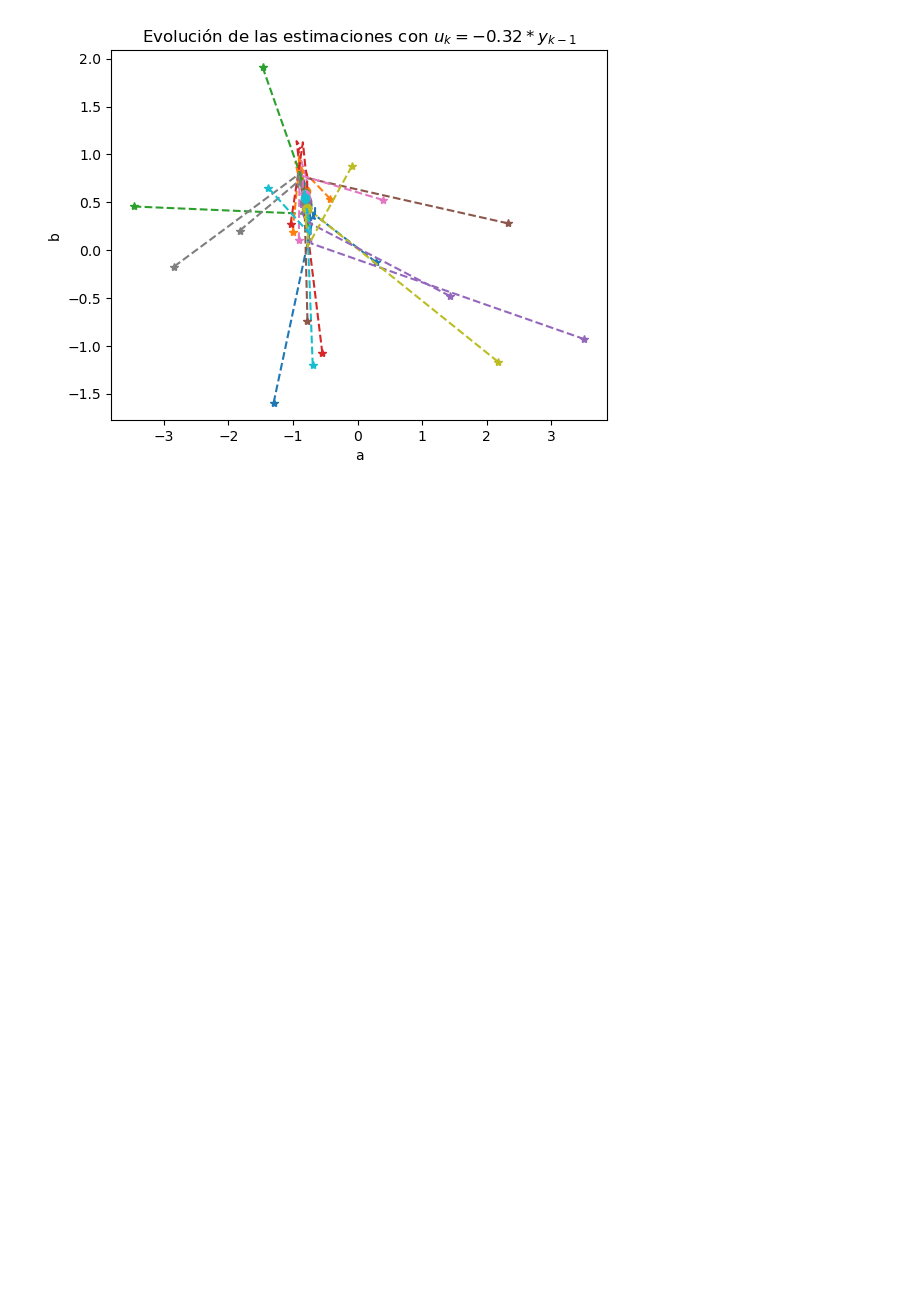
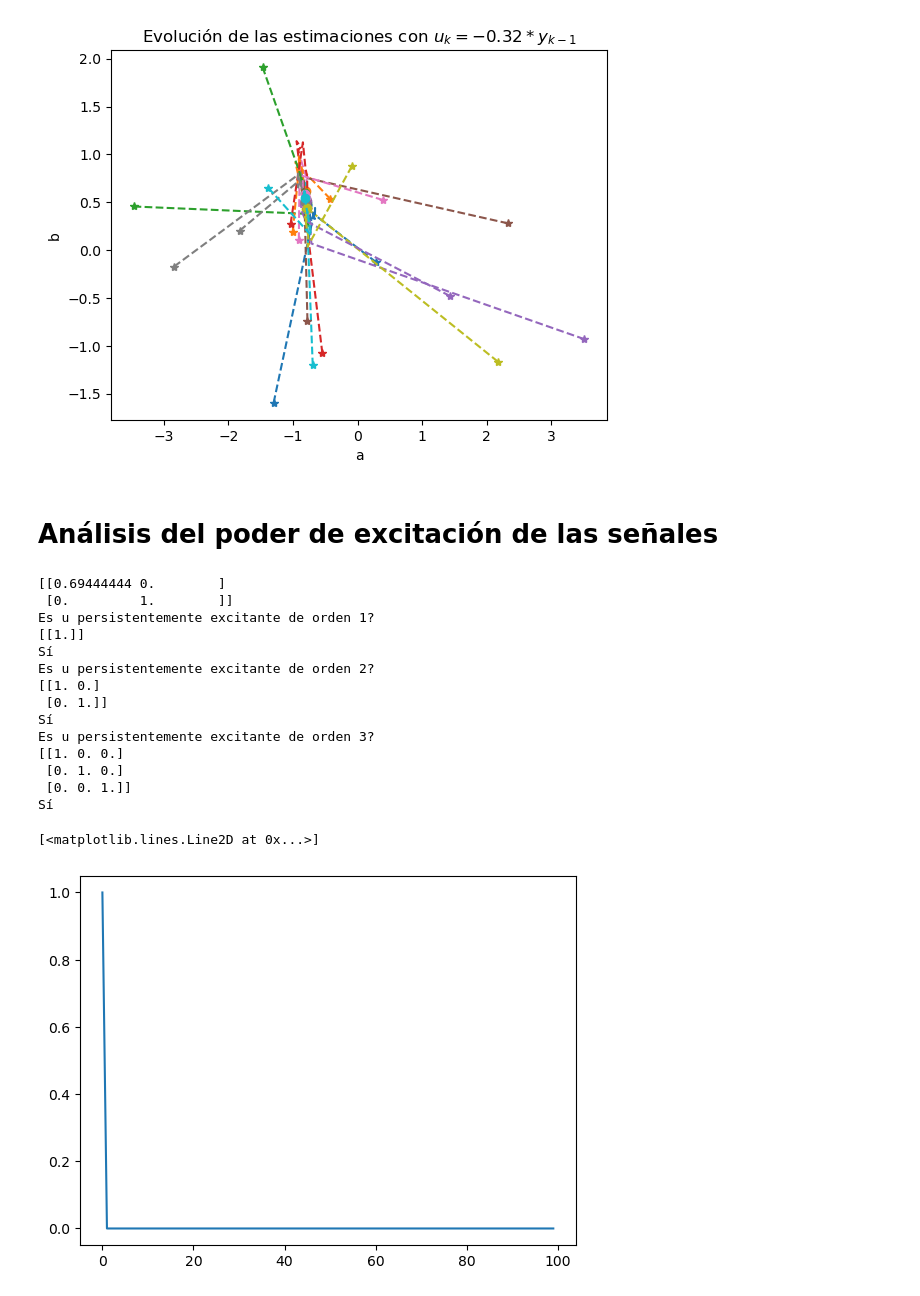
Before and after one commit to pgonfiuba/ica, a Jupyter notebook: 4. Identificacion parametrica/identificacion_parametrica.ipynb, the cells around one changed output. Cells and saved outputs as stored; diff of their text form; code cells hidden in the pictures; blank space fills up the shorter version.

```diff
--- a/4. Identificacion parametrica/identificacion_parametrica.ipynb
+++ b/4. Identificacion parametrica/identificacion_parametrica.ipynb
@@ -530,3 +567,38 @@ plt.title('Evolución de las estimaciones con $u_k = -0.32*y_{k-1}$')
 # %% [output]
 Text(0.5, 1.0, 'Evolución de las estimaciones con $u_k = -0.32*y_{k-1}$')
 [figure]
+# %% [markdown]
+# Análisis del poder de excitación de las señales
+# %%
+a = -0.8
+b = 0.5
+
+N = 100
+
+u = np.zeros(N,)
+u[0] = 1
+
+y = np.zeros_like(u)
+for k in range(1,N):
+    y[k] = a*y[k-1] + b*u[k-1]
+
+
+Phi = np.hstack([y[:-1].reshape(-1,1), u[:-1].reshape(-1,1)])
+print(Phi.T@Phi)
+# %% [output]
+[[0.69444444 0.        ]
+ [0.         1.        ]]
+Es u persistentemente excitante de orden 1?
+[[1.]]
+Sí
+Es u persistentemente excitante de orden 2?
+[[1. 0.]
+ [0. 1.]]
+Sí
+Es u persistentemente excitante de orden 3?
+[[1. 0. 0.]
+ [0. 1. 0.]
+ [0. 0. 1.]]
+Sí
+[<matplotlib.lines.Line2D at 0x...>]
+[figure, added]
```
Also changed, not shown: parts of 10 cells of this notebook, 16 other files.
